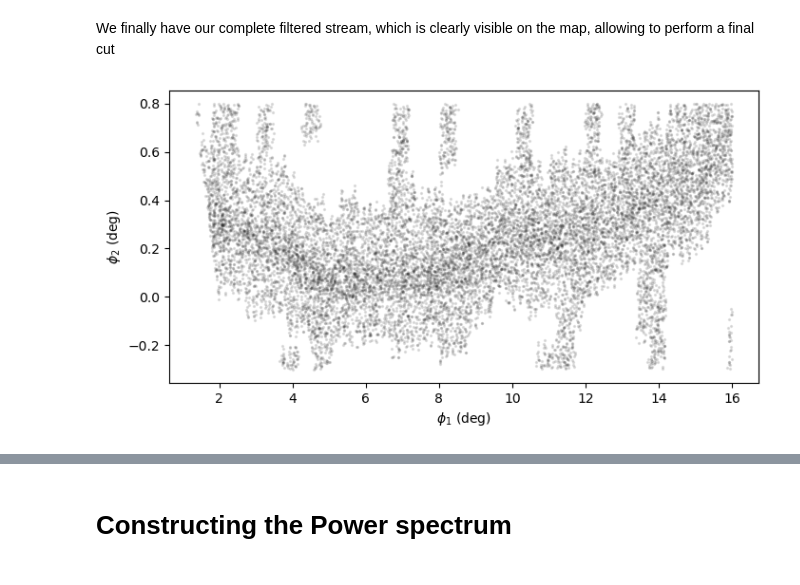
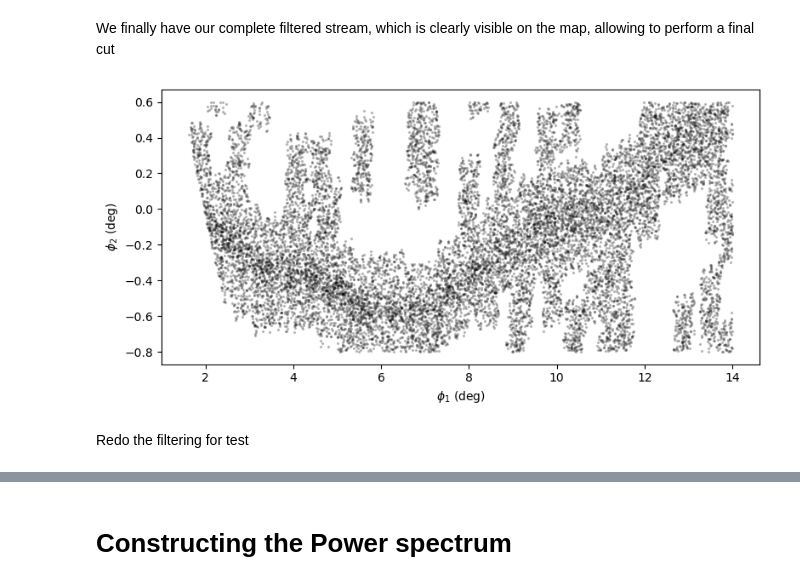
Before and after one commit to johannct/stream_sim, a Jupyter notebook: notebooks/stellar_stram_powers_pectrum.ipynb, the cells around one changed output, grey strips where cells are left out. Drawn from its saved outputs; the diff is of its cells as text; code cells hidden in the pictures.

```diff
--- a/notebooks/stellar_stram_powers_pectrum.ipynb
+++ b/notebooks/stellar_stram_powers_pectrum.ipynb
@@ -506,7 +518,8 @@ We apply 2 methods of stream search:
  - density map analysis, to estimate the region the streams belong to, within the fov
 # %%
 ###We load the file computed from injection_Lsst_updated
-data_file = f"../data/Filtered_Peppered_Pal5_stars.csv"  # Path to the saved CSV
+# data_file = f"../data/Filtered_30impacts_Pal5_stars.csv"  # Path to the saved CSV
+data_file = f"../data/Filtered_30impacts_Pal5_stars.csv"  # For the smooth stream
 Mag_Filtered_stars = pd.read_csv(data_file)
 Mag_Filtered_stars[Mag_Filtered_stars['flag']=='1']
 # %% [output]
@@ -532,7 +545,7 @@ The function employs a simple method:
 - returns as output a filtered 2D histogram as well as the table of stars that were kept.
 # %%
 premask = (Mag_Filtered_stars['ra']<70) & (Mag_Filtered_stars['ra']>53) & (Mag_Filtered_stars['dec']<-27)
-Density_Filtering =sutils.StreamDensityFiltering(data=Mag_Filtered_stars[premask], bins=(130,130), threshold=1.54, buffer=2)
+Density_Filtering =sutils.StreamDensityFiltering(data=Mag_Filtered_stars[premask], bins=(130,130), threshold=1.5, buffer=2)
 #plot
 %matplotlib inline
 Density_Filtering.plot(filtered=True, cmap='inferno')
@@ -581,13 +594,16 @@ Filtered_stars_phi12
 # %% [markdown]
 We finally have our complete filtered stream, which is clearly visible on the map, allowing to perform a final cut
 # %%
-final_mask = (Filtered_stars_phi12.phi1>-1) & (Filtered_stars_phi12.phi1<16) & (Filtered_stars_phi12.phi2<0.8) & (Filtered_stars_phi12.phi2>-0.3)
+final_mask = (Filtered_stars_phi12.phi1>-0.8) & (Filtered_stars_phi12.phi1<14) & (Filtered_stars_phi12.phi2<0.6) & (Filtered_stars_phi12.phi2>-0.8)
 final_stream = Filtered_stars_phi12[final_mask]
 
 plt.figure(figsize=(8,4))
 plt.scatter(final_stream.phi1, final_stream.phi2, alpha=0.2,s=2, color='k')
 plt.xlabel(r"$\phi_1$ (deg)")
 plt.ylabel(r"$\phi_2$ (deg)")
+plt.tight_layout()
 plt.show()
 # %% [output]
-[figure, old version]
+[figure, new version]
+# %% [markdown]
+Redo the filtering for test
```
Also changed, not shown: parts of 37 cells of this notebook, 2 other files.
